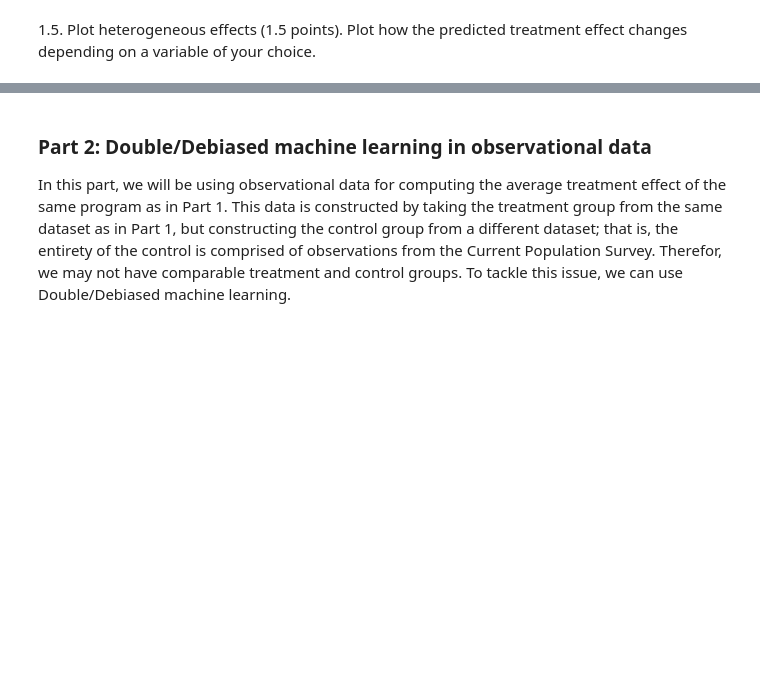
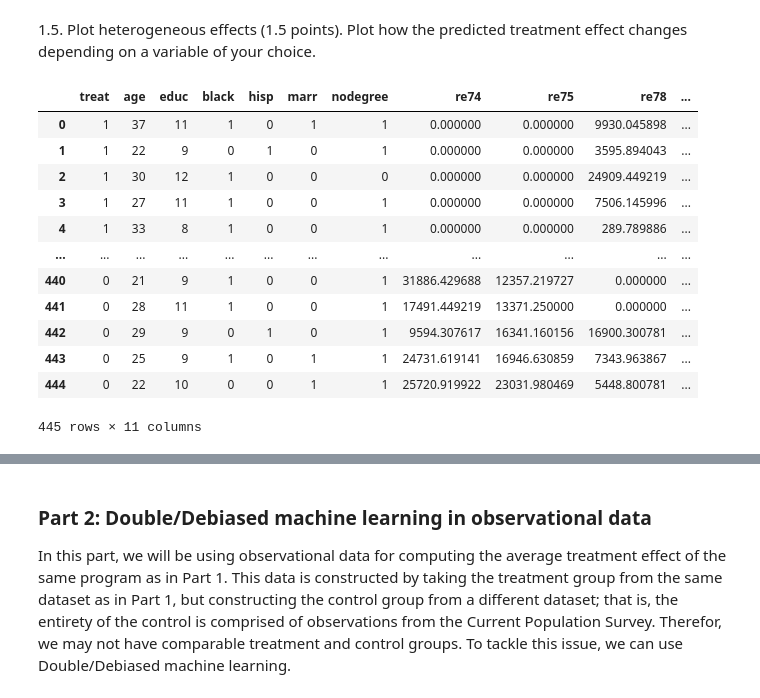
Before and after one commit to d2cml-ai/CausalAI-Course, a Jupyter notebook: Labs/Assignment/Assignment_5/Group1_Assingment 5/python_1.ipynb, the cells around one changed output, grey strips where cells are left out. Saved outputs shown, nothing was run; the diff lists cells and outputs as text; code cells hidden in the pictures; blank space fills up the shorter version.

```diff
--- a/Labs/Assignment/Assignment_5/Group1_Assingment 5/python_1.ipynb
+++ b/Labs/Assignment/Assignment_5/Group1_Assingment 5/python_1.ipynb
@@ -263,3 +265,21 @@ plt.show()
 The variables that have more importance are: age, re75, re74 and educ
 # %% [markdown]
 1.5. Plot heterogeneous effects (1.5 points). Plot how the predicted treatment effect changes depending on a variable of your choice.
+# %%
+# predicted_effects
+data_part1['predicted_effects'] = forest_model.effect(X)
+data_part1
+# %% [output]
+|  | treat | age | educ | black | hisp | marr | nodegree | re74 | re75 | re78 | ... |
+| 0 | 1 | 37 | 11 | 1 | 0 | 1 | 1 | 0.000000 | 0.000000 | 9930.045898 | ... |
+| 1 | 1 | 22 | 9 | 0 | 1 | 0 | 1 | 0.000000 | 0.000000 | 3595.894043 | ... |
+| 2 | 1 | 30 | 12 | 1 | 0 | 0 | 0 | 0.000000 | 0.000000 | 24909.449219 | ... |
+| 3 | 1 | 27 | 11 | 1 | 0 | 0 | 1 | 0.000000 | 0.000000 | 7506.145996 | ... |
+| 4 | 1 | 33 | 8 | 1 | 0 | 0 | 1 | 0.000000 | 0.000000 | 289.789886 | ... |
+| ... | ... | ... | ... | ... | ... | ... | ... | ... | ... | ... | ... |
+| 440 | 0 | 21 | 9 | 1 | 0 | 0 | 1 | 31886.429688 | 12357.219727 | 0.000000 | ... |
+| 441 | 0 | 28 | 11 | 1 | 0 | 0 | 1 | 17491.449219 | 13371.250000 | 0.000000 | ... |
+| 442 | 0 | 29 | 9 | 0 | 1 | 0 | 1 | 9594.307617 | 16341.160156 | 16900.300781 | ... |
+| 443 | 0 | 25 | 9 | 1 | 0 | 1 | 1 | 24731.619141 | 16946.630859 | 7343.963867 | ... |
+| 444 | 0 | 22 | 10 | 0 | 0 | 1 | 1 | 25720.919922 | 23031.980469 | 5448.800781 | ... |
+445 rows × 11 columns
```
Also changed, not shown: parts of 6 cells of this notebook.
